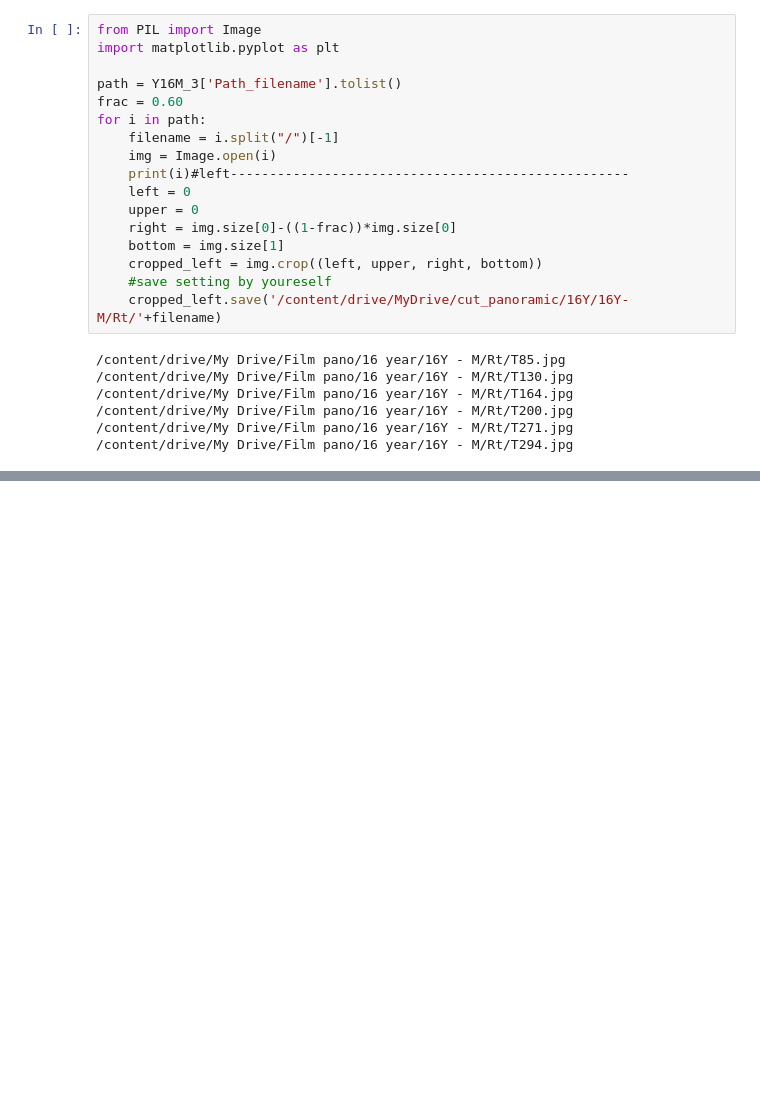
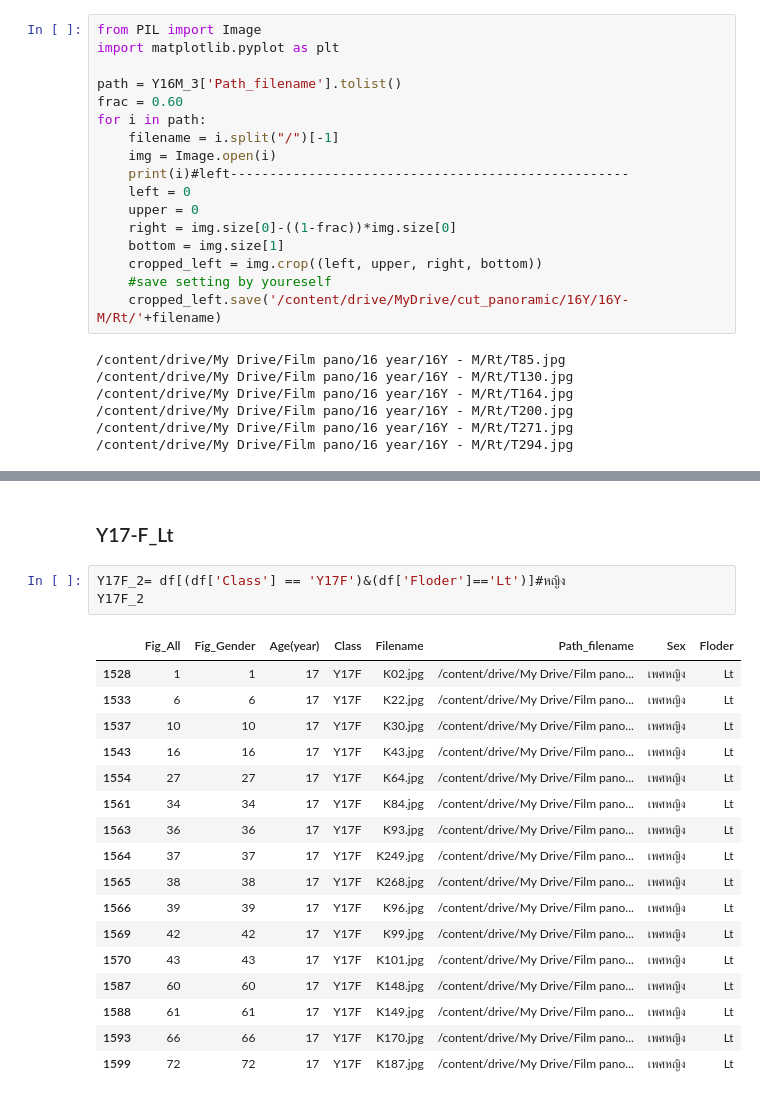
Before and after one commit to Wanita-8943/efficientnet_keras_transfer_learning, a Jupyter notebook: ตัดรูป.ipynb, the cells around one changed output, grey strips where cells are left out. Drawn from its saved outputs; the diff is of its cells as text; blank space fills up the shorter version.

```diff
--- a/ตัดรูป.ipynb
+++ b/ตัดรูป.ipynb
@@ -2685,0 +2835,23 @@ for i in path:
+# %% [markdown]
+### Y17-F_Lt
+# %%
+Y17F_2= df[(df['Class'] == 'Y17F')&(df['Floder']=='Lt')]#หญิง
+Y17F_2
+# %% [output]
+|  | Fig_All | Fig_Gender | Age(year) | Class | Filename | Path_filename | Sex | Floder |
+| 1528 | 1 | 1 | 17 | Y17F | K02.jpg | /content/drive/My Drive/Film pano... | เพศหญิง | Lt |
+| 1533 | 6 | 6 | 17 | Y17F | K22.jpg | /content/drive/My Drive/Film pano... | เพศหญิง | Lt |
+| 1537 | 10 | 10 | 17 | Y17F | K30.jpg | /content/drive/My Drive/Film pano... | เพศหญิง | Lt |
+| 1543 | 16 | 16 | 17 | Y17F | K43.jpg | /content/drive/My Drive/Film pano... | เพศหญิง | Lt |
+| 1554 | 27 | 27 | 17 | Y17F | K64.jpg | /content/drive/My Drive/Film pano... | เพศหญิง | Lt |
+| 1561 | 34 | 34 | 17 | Y17F | K84.jpg | /content/drive/My Drive/Film pano... | เพศหญิง | Lt |
+| 1563 | 36 | 36 | 17 | Y17F | K93.jpg | /content/drive/My Drive/Film pano... | เพศหญิง | Lt |
+| 1564 | 37 | 37 | 17 | Y17F | K249.jpg | /content/drive/My Drive/Film pano... | เพศหญิง | Lt |
+| 1565 | 38 | 38 | 17 | Y17F | K268.jpg | /content/drive/My Drive/Film pano... | เพศหญิง | Lt |
+| 1566 | 39 | 39 | 17 | Y17F | K96.jpg | /content/drive/My Drive/Film pano... | เพศหญิง | Lt |
+| 1569 | 42 | 42 | 17 | Y17F | K99.jpg | /content/drive/My Drive/Film pano... | เพศหญิง | Lt |
+| 1570 | 43 | 43 | 17 | Y17F | K101.jpg | /content/drive/My Drive/Film pano... | เพศหญิง | Lt |
+| 1587 | 60 | 60 | 17 | Y17F | K148.jpg | /content/drive/My Drive/Film pano... | เพศหญิง | Lt |
+| 1588 | 61 | 61 | 17 | Y17F | K149.jpg | /content/drive/My Drive/Film pano... | เพศหญิง | Lt |
+| 1593 | 66 | 66 | 17 | Y17F | K170.jpg | /content/drive/My Drive/Film pano... | เพศหญิง | Lt |
+| 1599 | 72 | 72 | 17 | Y17F | K187.jpg | /content/drive/My Drive/Film pano... | เพศหญิง | Lt |
```
Also changed, not shown: parts of 16 cells of this notebook.
